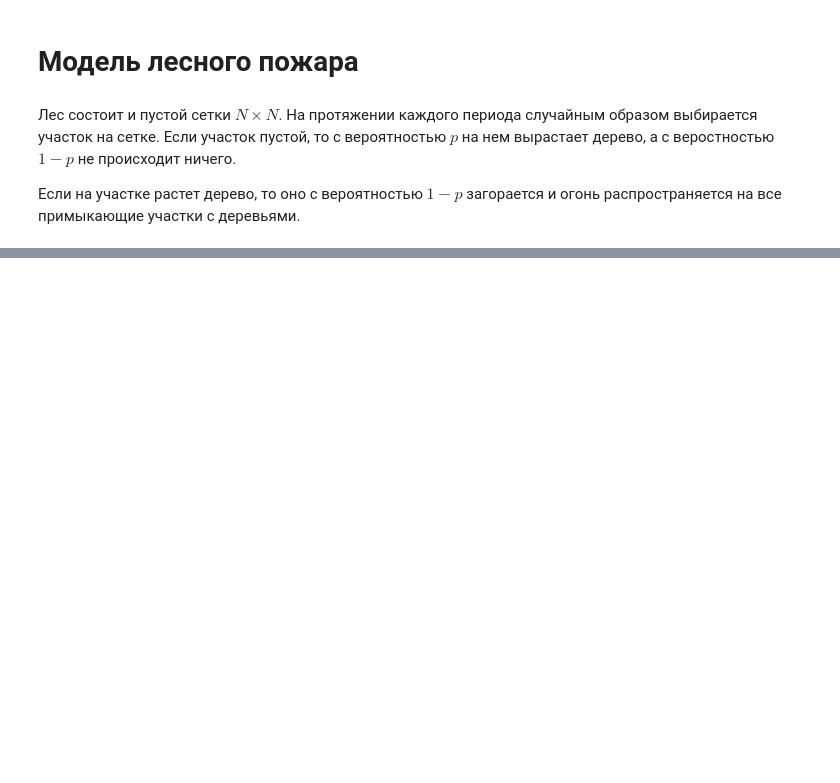
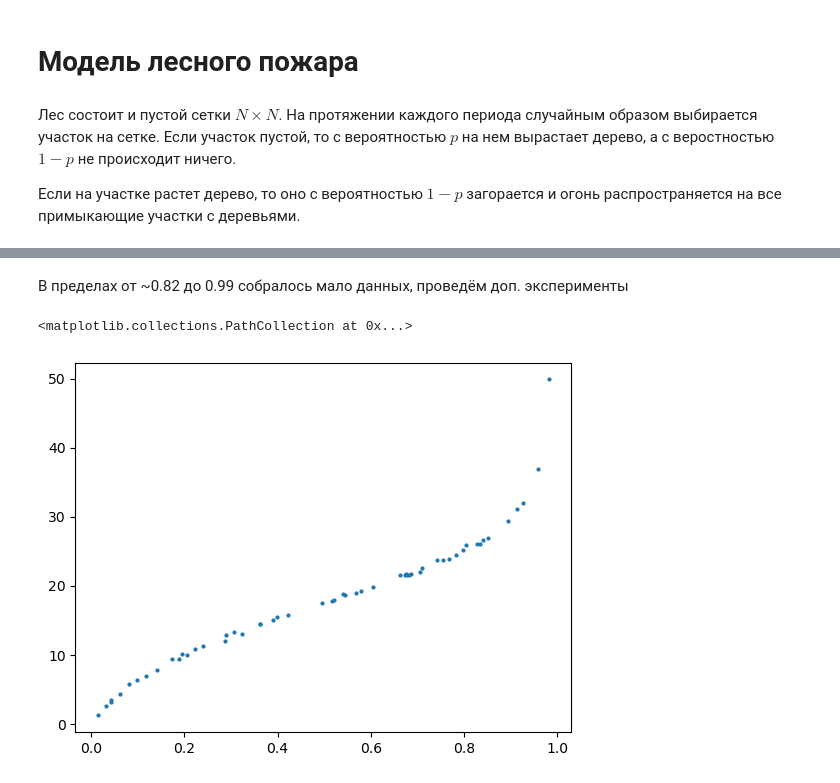
Before and after one commit to EHAT32/mathModelling, a Jupyter notebook: hw2/lab.ipynb, the cells around one changed output, grey strips where cells are left out. Saved outputs shown, nothing was run; the diff lists cells and outputs as text; code cells hidden in the pictures; blank space fills up the shorter version.

```diff
--- a/hw2/lab.ipynb
+++ b/hw2/lab.ipynb
@@ -80,0 +119,15 @@ sns.displot(forest.treesPostFire)
+# %% [markdown]
+В пределах от ~0.82 до 0.99 собралось мало данных, проведём доп. эксперименты
+# %%
+for _ in range(int(exp_num/10)):
+    p = np.random.uniform(0.82, 1)
+    exp_forest = ForestField(n,p)
+    for _ in range(time_steps):
+        exp_forest.step(burnAll=True)
+    p_vals.append(p)
+    mean_vals.append(np.mean(exp_forest.treesPostFire))
+# %%
+plt.scatter(p_vals, mean_vals, s=4)
+# %% [output]
+<matplotlib.collections.PathCollection at 0x...>
+[figure, added]
```
Also changed, not shown: parts of 12 cells of this notebook.
